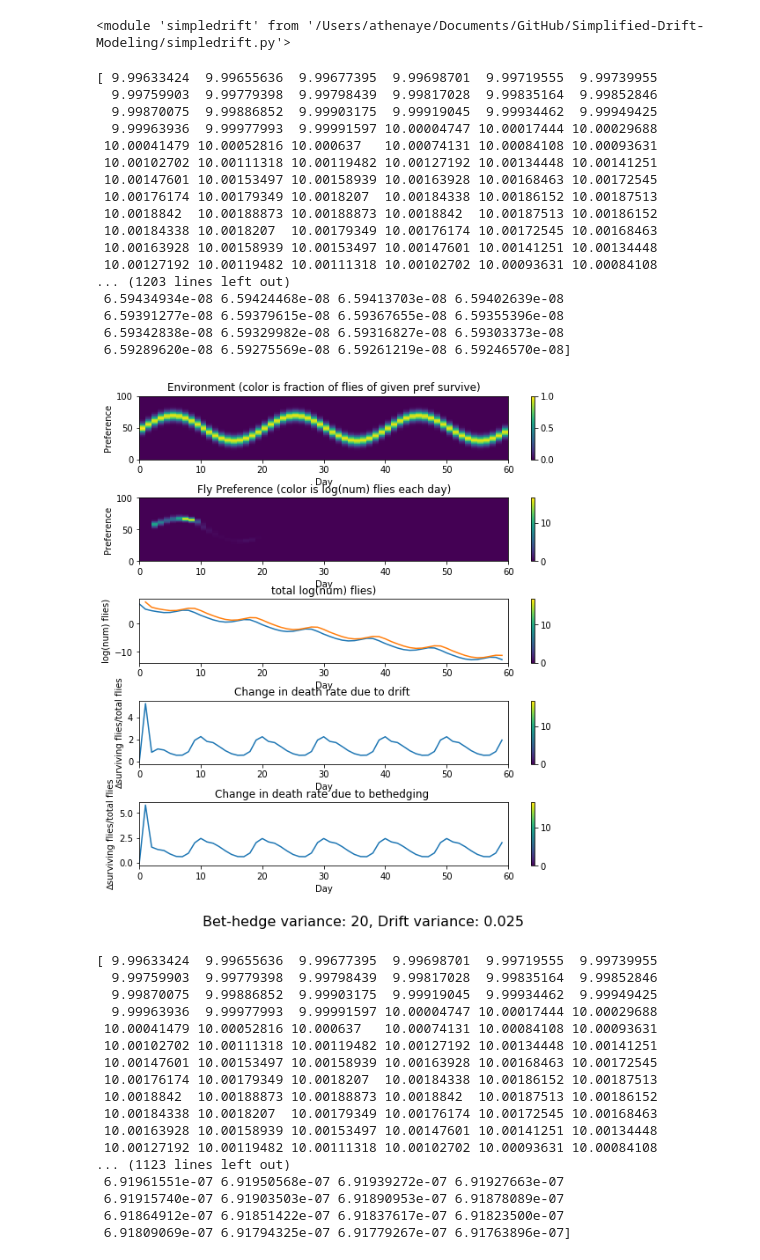
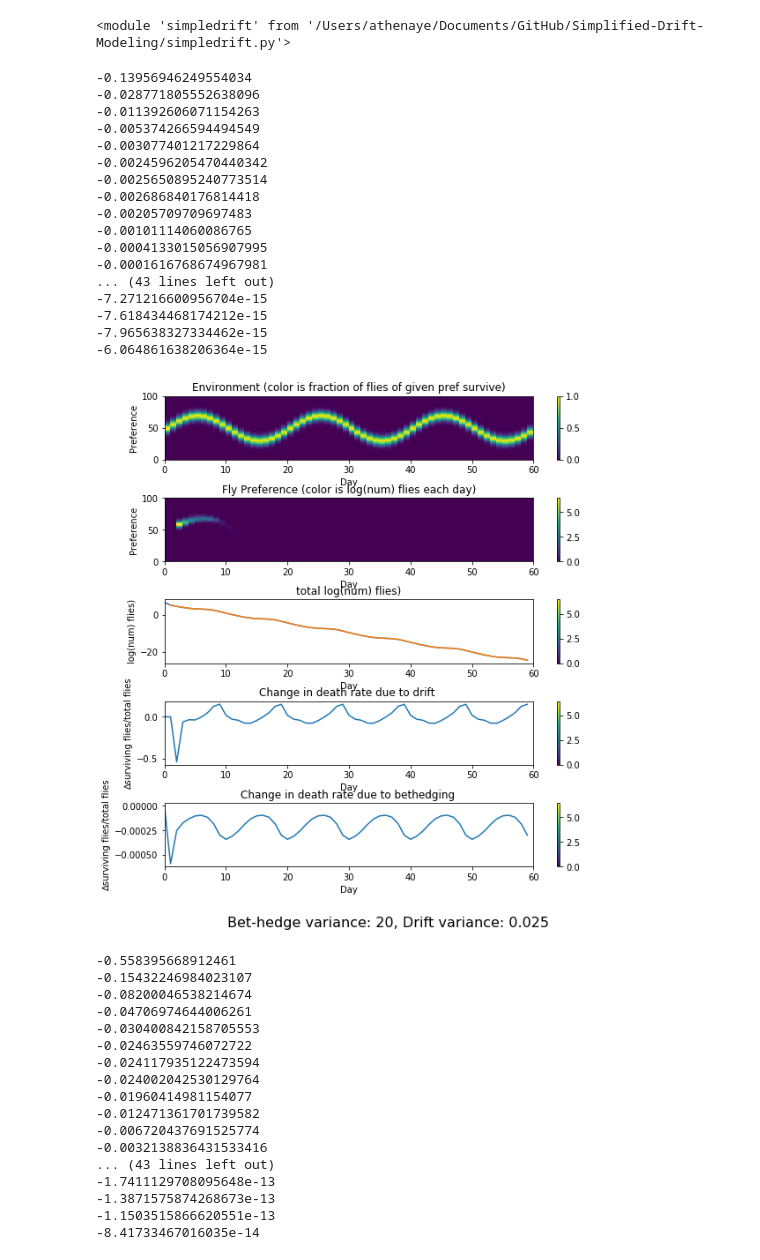
Before and after one commit to ryantmaloney/Simplified-Drift-Modeling, a Jupyter notebook: driftmodeling.ipynb, the cells around one changed output. Drawn from its saved outputs; the diff is of its cells as text; code cells hidden in the pictures.

```diff
--- a/driftmodeling.ipynb
+++ b/driftmodeling.ipynb
@@ -7,57 +7,57 @@ imp.reload(sd)
 # %%
 import simpledrift as sd
 import imp
 imp.reload(sd)
 
 #driftmodeling(flynum, numberofbins, numberofdays, prefmean, prefvariance, envimean, envivariance, driftvariance, gain, per)
 flynum=1000
 numberofbins=100
 numberofdays=60
 prefmean=[0,0]
-prefvariance=[20,20]
+prefvariance=[20,10]
 envimean=0
 envivariance=.1
 driftvariance=[.025,0.2]
 gain=.4
 per=20
 deathrate=1
 birthrate=1
 matureage=0
-percentbh=1.5
+percentbh=0.5
 sd.driftmodeling(flynum, numberofbins, numberofdays, prefmean, prefvariance, envimean, envivariance, driftvariance, gain, per,deathrate,birthrate,matureage, percentbh)
 # %% [output]
-[ 9.99633424  9.99655636  9.99677395  9.99698701  9.99719555  9.99739955
-  9.99759903  9.99779398  9.99798439  9.99817028  9.99835164  9.99852846
-  9.99870075  9.99886852  9.99903175  9.99919045  9.99934462  9.99949425
-  9.99963936  9.99977993  9.99991597 10.00004747 10.00017444 10.00029688
- 10.00041479 10.00052816 10.000637   10.00074131 10.00084108 10.00093631
- 10.00102702 10.00111318 10.00119482 10.00127192 10.00134448 10.00141251
- 10.00147601 10.00153497 10.00158939 10.00163928 10.00168463 10.00172545
- 10.00176174 10.00179349 10.0018207  10.00184338 10.00186152 10.00187513
- 10.0018842  10.00188873 10.00188873 10.0018842  10.00187513 10.00186152
- 10.00184338 10.0018207  10.00179349 10.00176174 10.00172545 10.00168463
- 10.00163928 10.00158939 10.00153497 10.00147601 10.00141251 10.00134448
- 10.00127192 10.00119482 10.00111318 10.00102702 10.00093631 10.00084108
-... (1203 lines left out)
- 6.59434934e-08 6.59424468e-08 6.59413703e-08 6.59402639e-08
- 6.59391277e-08 6.59379615e-08 6.59367655e-08 6.59355396e-08
- 6.59342838e-08 6.59329982e-08 6.59316827e-08 6.59303373e-08
- 6.59289620e-08 6.59275569e-08 6.59261219e-08 6.59246570e-08]
+-0.13956946249554034
+-0.028771805552638096
+-0.011392606071154263
+-0.005374266594494549
+-0.003077401217229864
+-0.0024596205470440342
+-0.0025650895240773514
+-0.002686840176814418
+-0.00205709709697483
+-0.00101114060086765
+-0.0004133015056907995
+-0.0001616768674967981
+... (43 lines left out)
+-7.271216600956704e-15
+-7.618434468174212e-15
+-7.965638327334462e-15
+-6.064861638206364e-15
-[figure, old version]
+[figure, new version]
-[ 9.99633424  9.99655636  9.99677395  9.99698701  9.99719555  9.99739955
-  9.99759903  9.99779398  9.99798439  9.99817028  9.99835164  9.99852846
-  9.99870075  9.99886852  9.99903175  9.99919045  9.99934462  9.99949425
-  9.99963936  9.99977993  9.99991597 10.00004747 10.00017444 10.00029688
- 10.00041479 10.00052816 10.000637   10.00074131 10.00084108 10.00093631
- 10.00102702 10.00111318 10.00119482 10.00127192 10.00134448 10.00141251
- 10.00147601 10.00153497 10.00158939 10.00163928 10.00168463 10.00172545
- 10.00176174 10.00179349 10.0018207  10.00184338 10.00186152 10.00187513
- 10.0018842  10.00188873 10.00188873 10.0018842  10.00187513 10.00186152
- 10.00184338 10.0018207  10.00179349 10.00176174 10.00172545 10.00168463
- 10.00163928 10.00158939 10.00153497 10.00147601 10.00141251 10.00134448
- 10.00127192 10.00119482 10.00111318 10.00102702 10.00093631 10.00084108
-... (1123 lines left out)
- 6.91961551e-07 6.91950568e-07 6.91939272e-07 6.91927663e-07
- 6.91915740e-07 6.91903503e-07 6.91890953e-07 6.91878089e-07
- 6.91864912e-07 6.91851422e-07 6.91837617e-07 6.91823500e-07
- 6.91809069e-07 6.91794325e-07 6.91779267e-07 6.91763896e-07]
+-0.558395668912461
+-0.15432246984023107
+-0.08200046538214674
+-0.04706974644006261
+-0.030400842158705553
+-0.02463559746072722
+-0.024117935122473594
+-0.024002042530129764
+-0.01960414981154077
+-0.012471361701739582
+-0.006720437691525774
+-0.0032138836431533416
+... (43 lines left out)
+-1.7411129708095648e-13
+-1.3871575874268673e-13
+-1.1503515866620551e-13
+-8.41733467016035e-14
```
Also changed, not shown: parts of 1 cell of this notebook, 1 other file.
